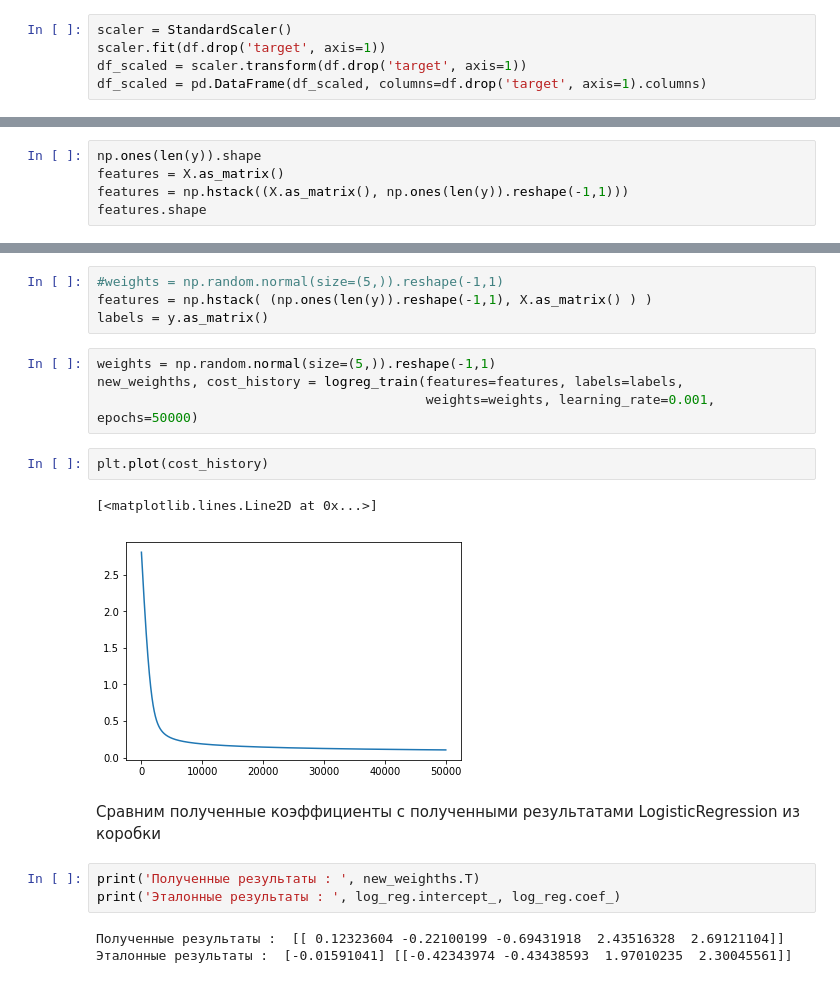
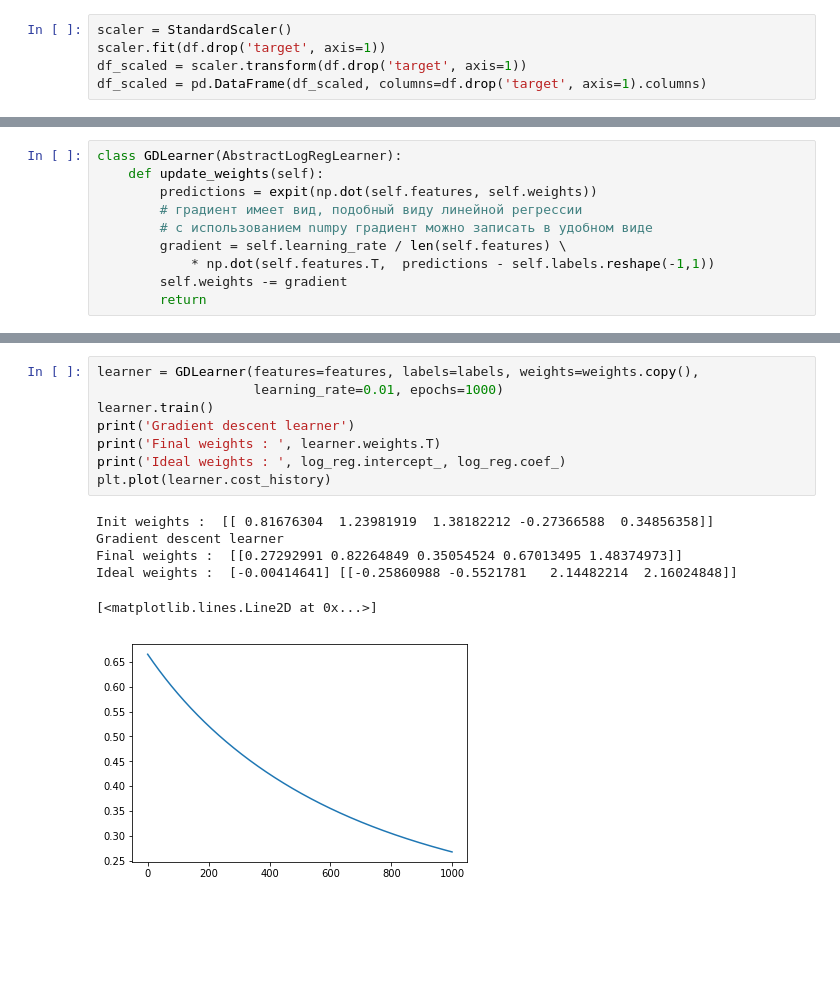
Before and after one commit to AlexNepochatykh/netology-ds, a Jupyter notebook: machine_learning/6. Loss_functions/homework_loss_optimization.ipynb, the cells around one changed output, grey strips where cells are left out. Drawn from its saved outputs; the diff is of its cells as text; blank space fills up the shorter version.

```diff
--- a/machine_learning/6. Loss_functions/homework_loss_optimization.ipynb
+++ b/machine_learning/6. Loss_functions/homework_loss_optimization.ipynb
@@ -70,0 +99,10 @@ print(log_reg.score(X_test, y_test))
+# %%
+class GDLearner(AbstractLogRegLearner):
+    def update_weights(self):
+        predictions = expit(np.dot(self.features, self.weights))
+        # градиент имеет вид, подобный виду линейной регрессии
+        # с использованием numpy градиент можно записать в удобном виде
+        gradient = self.learning_rate / len(self.features) \
+            * np.dot(self.features.T,  predictions - self.labels.reshape(-1,1))
+        self.weights -= gradient
+        return
@@ -105,5 +155,0 @@ def logreg_train(features, labels, weights, learning_rate=0.0001, epochs=10000):
-# %%
-np.ones(len(y)).shape
-features = X.as_matrix()
-features = np.hstack((X.as_matrix(), np.ones(len(y)).reshape(-1,1)))
-features.shape
@@ -114,21 +156,15 @@ features.shape
-# %%
-#weights = np.random.normal(size=(5,)).reshape(-1,1)
-features = np.hstack( (np.ones(len(y)).reshape(-1,1), X.as_matrix() ) )
-labels = y.as_matrix()
-# %%
-weights = np.random.normal(size=(5,)).reshape(-1,1)
-new_weighths, cost_history = logreg_train(features=features, labels=labels,
-                                          weights=weights, learning_rate=0.001, epochs=50000)
-# %%
-plt.plot(cost_history)
-# %% [output]
-[<matplotlib.lines.Line2D at 0x...>]
-[figure, removed]
-# %% [markdown]
-Сравним полученные коэффициенты с полученными результатами LogisticRegression из коробки
-# %%
-print('Полученные результаты : ', new_weighths.T)
-print('Эталонные результаты : ', log_reg.intercept_, log_reg.coef_)
-# %% [output]
-Полученные результаты :  [[ 0.12323604 -0.22100199 -0.69431918  2.43516328  2.69121104]]
-Эталонные результаты :  [-0.01591041] [[-0.42343974 -0.43438593  1.97010235  2.30045561]]
+# %%
+learner = GDLearner(features=features, labels=labels, weights=weights.copy(),
+                    learning_rate=0.01, epochs=1000)
+learner.train()
+print('Gradient descent learner')
+print('Final weights : ', learner.weights.T)
+print('Ideal weights : ', log_reg.intercept_, log_reg.coef_)
+plt.plot(learner.cost_history)
+# %% [output]
+Init weights :  [[ 0.81676304  1.23981919  1.38182212 -0.27366588  0.34856358]]
+Gradient descent learner
+Final weights :  [[0.27292991 0.82264849 0.35054524 0.67013495 1.48374973]]
+Ideal weights :  [-0.00414641] [[-0.25860988 -0.5521781   2.14482214  2.16024848]]
+[<matplotlib.lines.Line2D at 0x...>]
+[figure, added]
```
Also changed, not shown: parts of 18 cells of this notebook.
